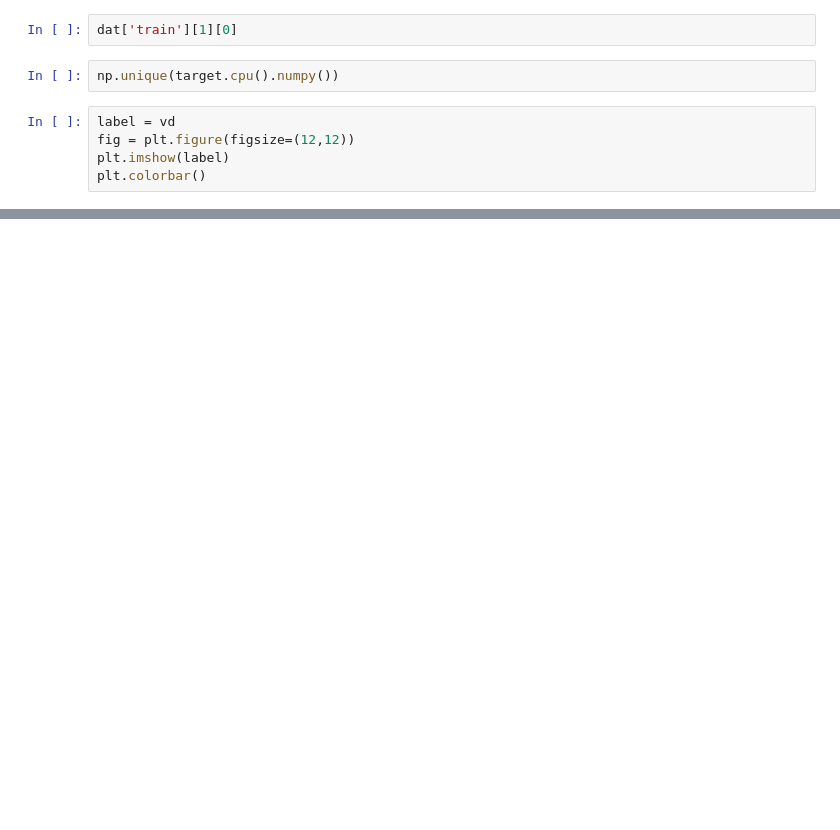
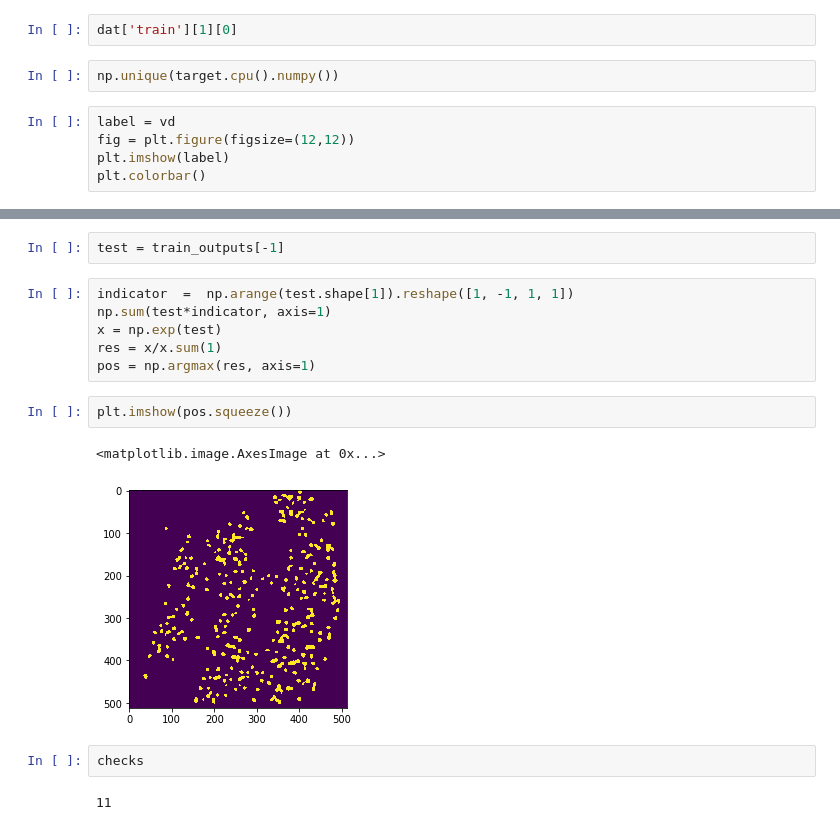
Before and after one commit to npatel5/blinkende_lichter, a Jupyter notebook: notebooks/unet+dataloader_test.ipynb, the cells around one changed output, grey strips where cells are left out. Drawn from its saved outputs; the diff is of its cells as text; blank space fills up the shorter version.

```diff
--- a/notebooks/unet+dataloader_test.ipynb
+++ b/notebooks/unet+dataloader_test.ipynb
@@ -425,0 +466,17 @@ train_tgt
+# %%
+test = train_outputs[-1]
+# %%
+indicator  =  np.arange(test.shape[1]).reshape([1, -1, 1, 1])
+np.sum(test*indicator, axis=1)
+x = np.exp(test)
+res = x/x.sum(1)
+pos = np.argmax(res, axis=1)
+# %%
+plt.imshow(pos.squeeze())
+# %% [output]
+<matplotlib.image.AxesImage at 0x...>
+[figure, added]
+# %%
+checks
+# %% [output]
+11
```
Also changed, not shown: parts of 91 cells of this notebook, 7 other files.
